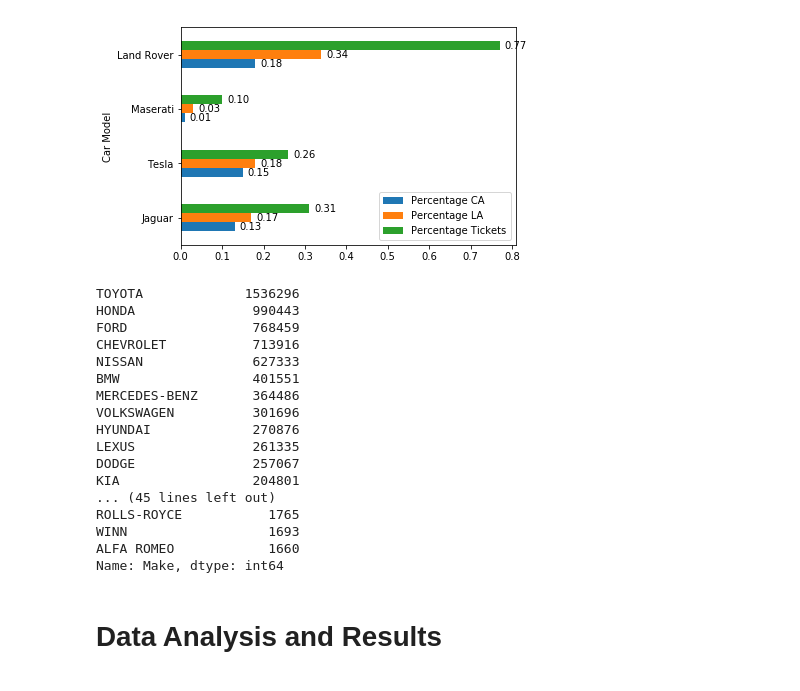
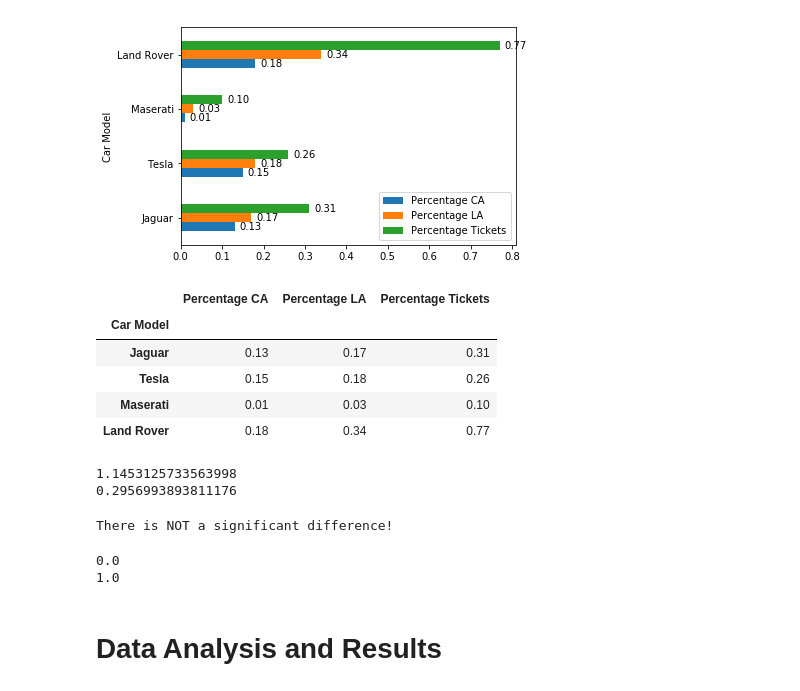
Before and after one commit to johnny-tran/COGS108_Final, a Jupyter notebook: FinalProject.ipynb, the cells around one changed output. Saved outputs shown, nothing was run; the diff lists cells and outputs as text; code cells hidden in the pictures.

```diff
--- a/FinalProject.ipynb
+++ b/FinalProject.ipynb
@@ -1005,26 +1064,29 @@ for rect in rects:
 # %% [output]
 <Figure size 864x576 with 0 Axes>
 [figure]
-# %%
-# This is a list of the 60 models with the most tickets. If you change the number you can look through the Models. Before
-# you use it I would just check that the Model is in CA_CarModels["(model name her)"], some of the model names aren't and
-# thus we can't do analysis
-Tickets_CarModels[:60]
-# %% [output]
-TOYOTA             1536296
-HONDA               990443
-FORD                768459
-CHEVROLET           713916
-NISSAN              627333
-BMW                 401551
-MERCEDES-BENZ       364486
-VOLKSWAGEN          301696
-HYUNDAI             270876
-LEXUS               261335
-DODGE               257067
-KIA                 204801
-... (45 lines left out)
-ROLLS-ROYCE           1765
-WINN                  1693
-ALFA ROMEO            1660
-Name: Make, dtype: int64
+# %%
+Percentages
+# %% [output]
+|  | Percentage CA | Percentage LA | Percentage Tickets |
+| Car Model |  |  |  |
+| Jaguar | 0.13 | 0.17 | 0.31 |
+| Tesla | 0.15 | 0.18 | 0.26 |
+| Maserati | 0.01 | 0.03 | 0.10 |
+| Land Rover | 0.18 | 0.34 | 0.77 |
+# %%
+hem_tix = Percentages['Percentage Tickets'].values;
+hem_LA = Percentages['Percentage LA'].values;
+t_val, p_val = ttest_ind(hem_tix, hem_LA);
+
+print(t_val)
+print(p_val)
+# %% [output]
+1.1453125733563998
+0.2956993893811176
+# %%
+if p_val < 0.01:
+    print('Data Science accomplished, there is a significant difference!')
+else:
+    print('There is NOT a significant difference!')
+# %% [output]
+There is NOT a significant difference!
@@ -1031,3 +1105,12 @@ Name: Make, dtype: int64
+# %%
+# SHOULD WE COMPARE LOW-END MODELS TO HIGH-END MODELS?
+t_val, p_val = ttest_ind(hem_LA, lem_LA);
+
+print(t_val)
+print(p_val)
+# %% [output]
+0.0
+1.0
 # %% [markdown]
 # Data Analysis and Results
 # %% [markdown]
```
Also changed, not shown: parts of 12 cells of this notebook.
